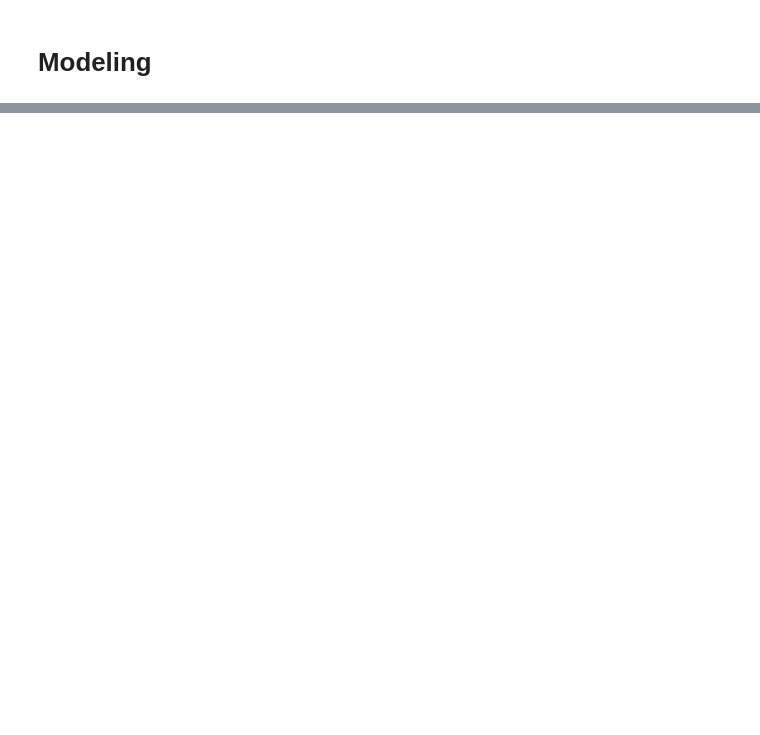
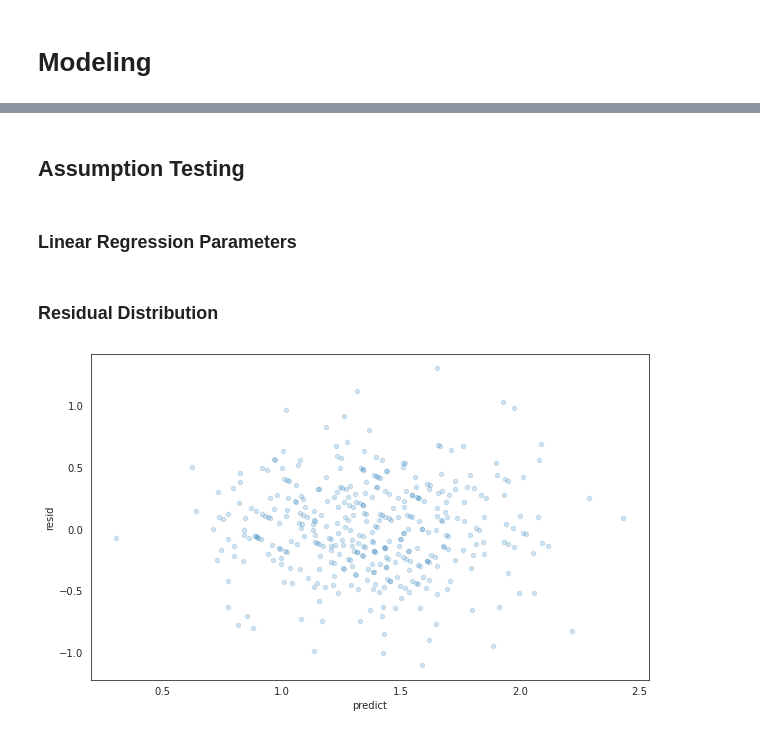
Before and after one commit to eunchanity/davids_repo, a Jupyter notebook: projects/project2/project2_premleague_salary_linreg.ipynb, the cells around one changed output, grey strips where cells are left out. Drawn from its saved outputs; the diff is of its cells as text; code cells hidden in the pictures; blank space fills up the shorter version.

```diff
--- a/projects/project2/project2_premleague_salary_linreg.ipynb
+++ b/projects/project2/project2_premleague_salary_linreg.ipynb
@@ -140,0 +241,12 @@ Ridge mean cv r^2: 0.184 +- 0.180
+# %%
+#log(x+1) due to zeros in features
+
+def logtransform(columnlist):
+    '''
+    input: list of features
+    output: new columns with log of feature
+    '''
+    for elem in columnlist:
+        premleague[f'log{elem}'] = premleague[elem].apply(np.log1p)
+
+    return premleague
@@ -140,0 +259,12 @@ Ridge mean cv r^2: 0.184 +- 0.180
+# %%
+columns = [
+    'P90Gls', 'Sh/90', 'SoT/90', 'Annual_Salary(Mil_GBP)',
+    'KP/90', 'Prog/90', 'DribPl/90'
+]
+premleague2 = logtransform(columns)
+# %%
+X4, y4 = premleague2.drop([
+    'logAnnual_Salary(Mil_GBP)', 'CrdY', 'P90Ast', 'P90Gls', 'Sh/90', 'SoT/90', 'Annual_Salary(Mil_GBP)',
+    'KP/90', 'Prog/90', 'DribPl/90'
+],
+                          axis=1), premleague2['logAnnual_Salary(Mil_GBP)']
@@ -140,0 +281,4 @@ Ridge mean cv r^2: 0.184 +- 0.180
+# %% [markdown]
+## Assumption Testing
+# %% [markdown]
+### Linear Regression Parameters
@@ -140,0 +312,16 @@ Ridge mean cv r^2: 0.184 +- 0.180
+# %% [markdown]
+### Residual Distribution
+# %%
+# develop OLS with Sklearn
+lr = LinearRegression()
+fit = lr.fit(X4,y4) # for later use
+
+# Plot your predicted values on the x-axis, and your residuals on the y-axis
+
+premleague['predict']=fit.predict(X4)
+premleague['resid']=premleague['logAnnual_Salary(Mil_GBP)']-premleague.predict
+with sns.axes_style('white'):
+    plot=premleague.plot(kind='scatter',
+                  x='predict',y='resid',alpha=0.2,figsize=(10,6))
+# %% [output]
+[figure, added]
```
Also changed, not shown: parts of 41 cells of this notebook, 21 other files.
